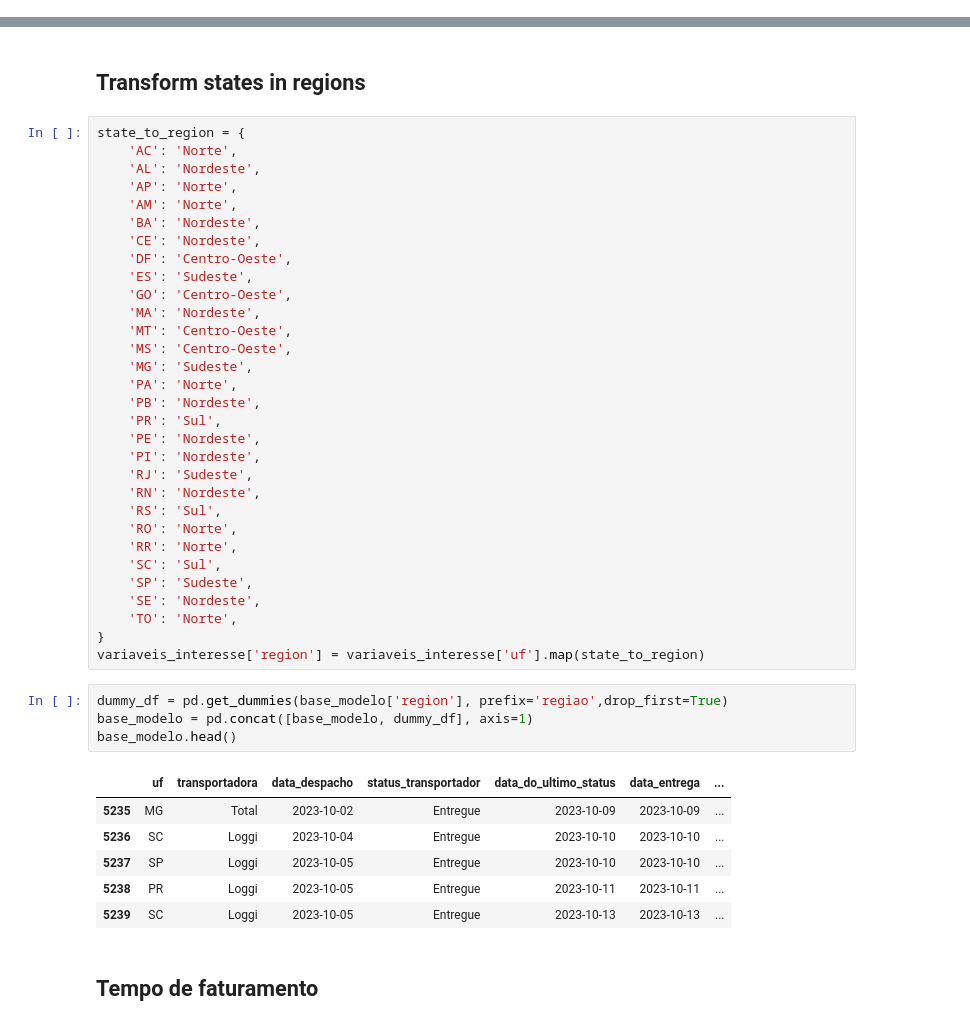
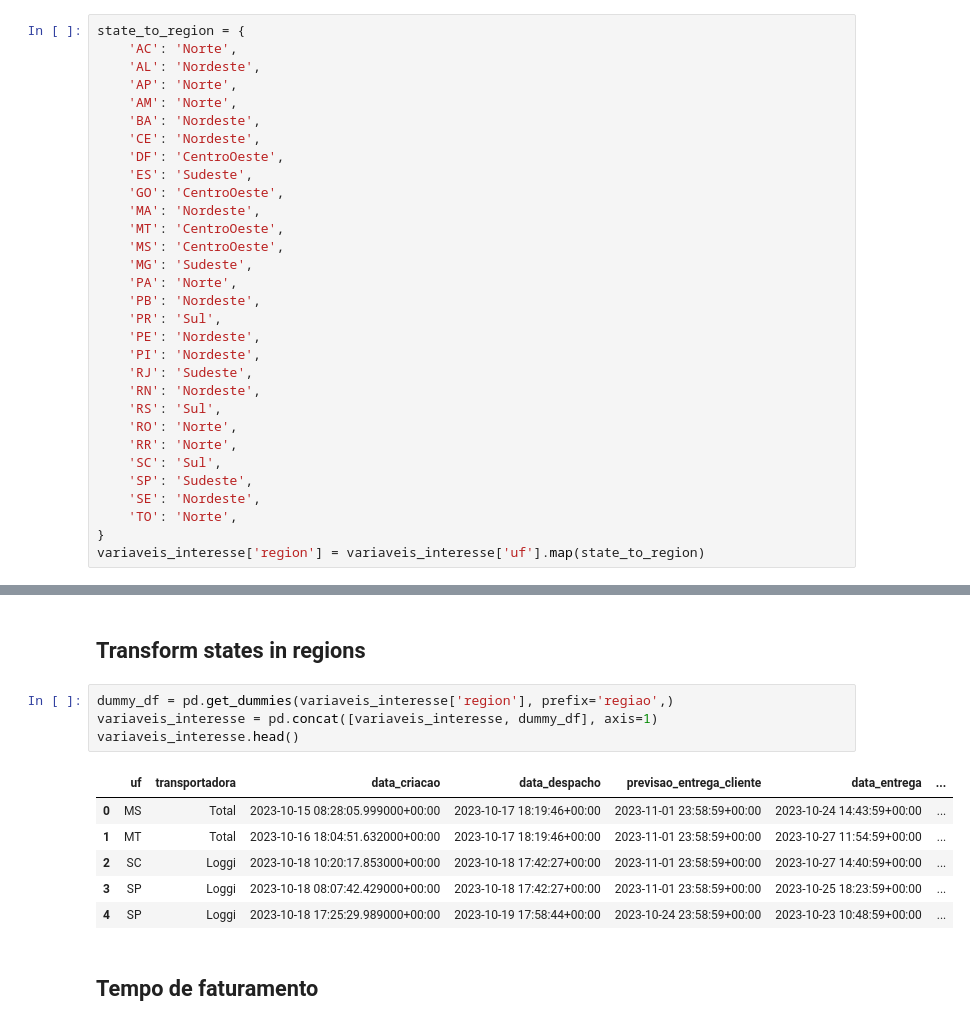
Before and after one commit to RodrigoPMascarenhas/forecast_delivery_orders, a Jupyter notebook: forecast_delivery_orders.ipynb, the cells around one changed output, grey strips where cells are left out. Saved outputs shown, nothing was run; the diff lists cells and outputs as text.

```diff
--- a/forecast_delivery_orders.ipynb
+++ b/forecast_delivery_orders.ipynb
@@ -265,4 +314,35 @@ mapa
 | TO | 10.0 | 160.0 | 0.10 |
+# %%
+state_to_region = {
+    'AC': 'Norte',
+    'AL': 'Nordeste',
+    'AP': 'Norte',
+    'AM': 'Norte',
+    'BA': 'Nordeste',
+    'CE': 'Nordeste',
+    'DF': 'CentroOeste',
+    'ES': 'Sudeste',
+    'GO': 'CentroOeste',
+    'MA': 'Nordeste',
+    'MT': 'CentroOeste',
+    'MS': 'CentroOeste',
+    'MG': 'Sudeste',
+    'PA': 'Norte',
+    'PB': 'Nordeste',
+    'PR': 'Sul',
+    'PE': 'Nordeste',
+    'PI': 'Nordeste',
+    'RJ': 'Sudeste',
+    'RN': 'Nordeste',
+    'RS': 'Sul',
+    'RO': 'Norte',
+    'RR': 'Norte',
+    'SC': 'Sul',
+    'SP': 'Sudeste',
+    'SE': 'Nordeste',
+    'TO': 'Norte',
+}
+variaveis_interesse['region'] = variaveis_interesse['uf'].map(state_to_region)
 # %%
 mapa = variaveis_interesse.groupby(['region', 'situacao']).size().unstack()
 mapa['% atraso totais'] =  round(mapa['Atrasado'] / mapa['Atrasado'].sum() *100,2)
@@ -331,47 +393,16 @@ memory usage: 9.7+ MB
 # %% [markdown]
 ## Transform states in regions
-# %%
-state_to_region = {
-    'AC': 'Norte',
-    'AL': 'Nordeste',
-    'AP': 'Norte',
-    'AM': 'Norte',
-    'BA': 'Nordeste',
-    'CE': 'Nordeste',
-    'DF': 'Centro-Oeste',
-    'ES': 'Sudeste',
-    'GO': 'Centro-Oeste',
-    'MA': 'Nordeste',
-    'MT': 'Centro-Oeste',
-    'MS': 'Centro-Oeste',
-    'MG': 'Sudeste',
-    'PA': 'Norte',
-    'PB': 'Nordeste',
-    'PR': 'Sul',
-    'PE': 'Nordeste',
-    'PI': 'Nordeste',
-    'RJ': 'Sudeste',
-    'RN': 'Nordeste',
-    'RS': 'Sul',
-    'RO': 'Norte',
-    'RR': 'Norte',
-    'SC': 'Sul',
-    'SP': 'Sudeste',
-    'SE': 'Nordeste',
-    'TO': 'Norte',
-}
-variaveis_interesse['region'] = variaveis_interesse['uf'].map(state_to_region)
 # %%
-dummy_df = pd.get_dummies(base_modelo['region'], prefix='regiao',drop_first=True)
-base_modelo = pd.concat([base_modelo, dummy_df], axis=1)
-base_modelo.head()
+dummy_df = pd.get_dummies(variaveis_interesse['region'], prefix='regiao',)
+variaveis_interesse = pd.concat([variaveis_interesse, dummy_df], axis=1)
+variaveis_interesse.head()
 # %% [output]
-|  | uf | transportadora | data_despacho | status_transportador | data_do_ultimo_status | data_entrega | ... |
-| 5235 | MG | Total | 2023-10-02 | Entregue | 2023-10-09 | 2023-10-09 | ... |
-| 5236 | SC | Loggi | 2023-10-04 | Entregue | 2023-10-10 | 2023-10-10 | ... |
-| 5237 | SP | Loggi | 2023-10-05 | Entregue | 2023-10-10 | 2023-10-10 | ... |
-| 5238 | PR | Loggi | 2023-10-05 | Entregue | 2023-10-11 | 2023-10-11 | ... |
-| 5239 | SC | Loggi | 2023-10-05 | Entregue | 2023-10-13 | 2023-10-13 | ... |
+|  | uf | transportadora | data_criacao | data_despacho | previsao_entrega_cliente | data_entrega | ... |
+| 0 | MS | Total | 2023-10-15 08:28:05.999000+00:00 | 2023-10-17 18:19:46+00:00 | 2023-11-01 23:58:59+00:00 | 2023-10-24 14:43:59+00:00 | ... |
+| 1 | MT | Total | 2023-10-16 18:04:51.632000+00:00 | 2023-10-17 18:19:46+00:00 | 2023-11-01 23:58:59+00:00 | 2023-10-27 11:54:59+00:00 | ... |
+| 2 | SC | Loggi | 2023-10-18 10:20:17.853000+00:00 | 2023-10-18 17:42:27+00:00 | 2023-11-01 23:58:59+00:00 | 2023-10-27 14:40:59+00:00 | ... |
+| 3 | SP | Loggi | 2023-10-18 08:07:42.429000+00:00 | 2023-10-18 17:42:27+00:00 | 2023-11-01 23:58:59+00:00 | 2023-10-25 18:23:59+00:00 | ... |
+| 4 | SP | Loggi | 2023-10-18 17:25:29.989000+00:00 | 2023-10-19 17:58:44+00:00 | 2023-10-24 23:58:59+00:00 | 2023-10-23 10:48:59+00:00 | ... |
 # %% [markdown]
 ## Tempo de faturamento
 # %%
```
Also changed, not shown: parts of 70 cells of this notebook.
